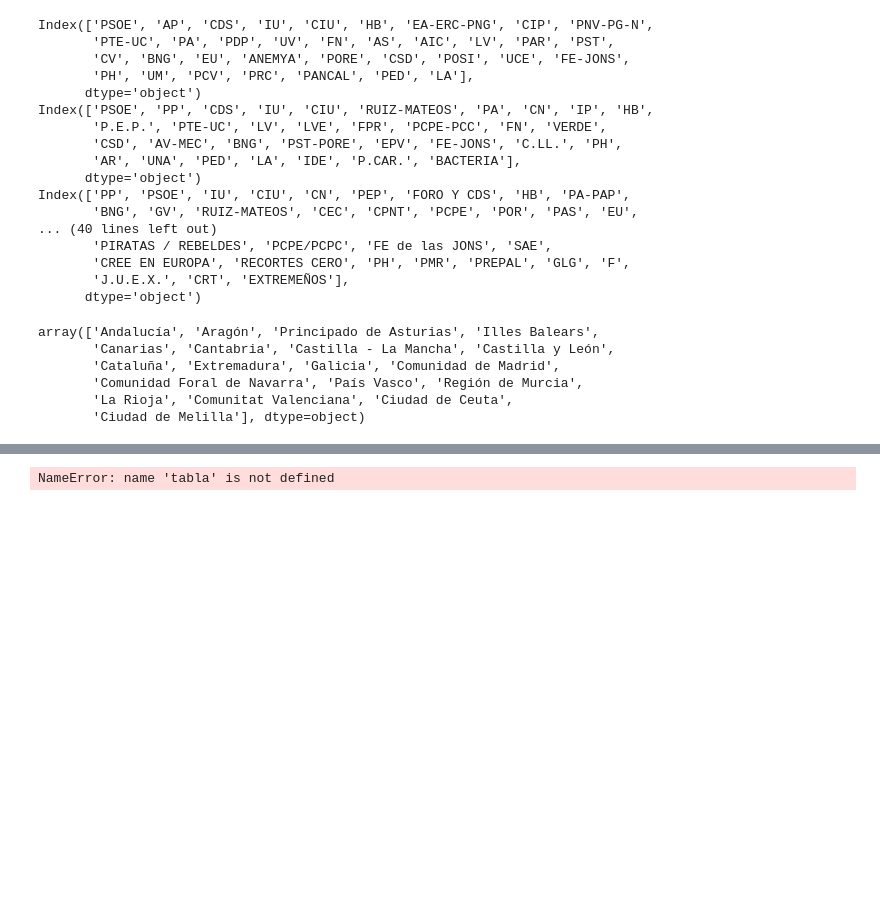
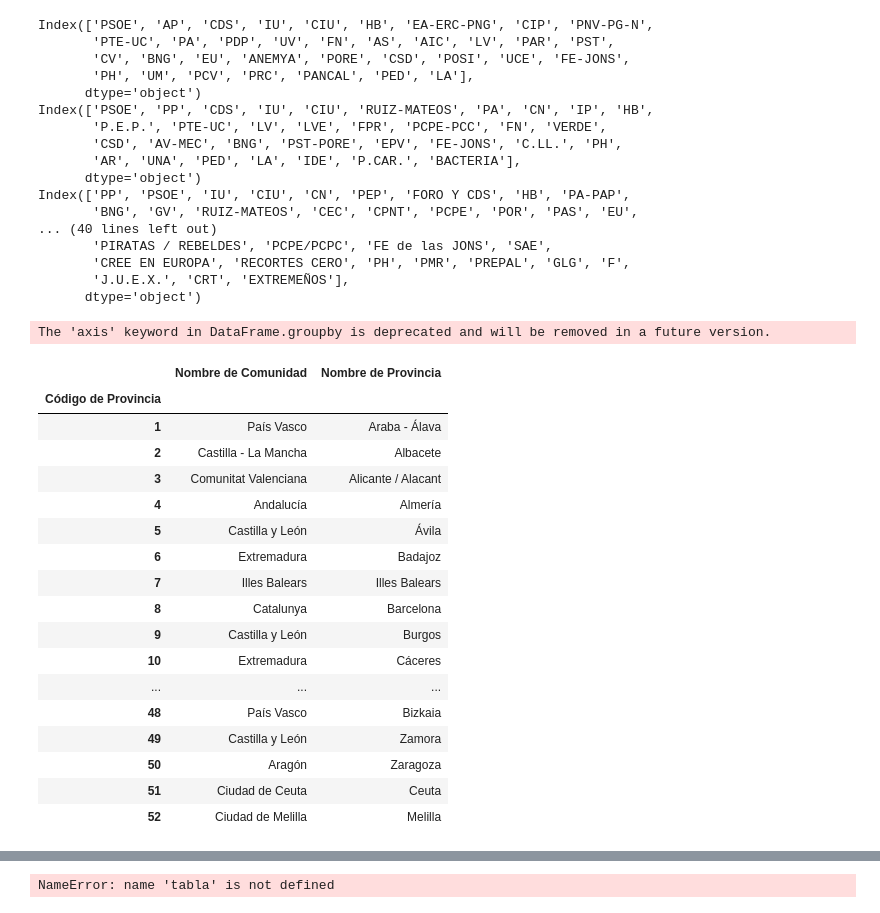
Before and after one commit to UnaiFam/PROYECTO-EUROPA, a Jupyter notebook: pruebas de csv a nacional.ipynb, the cells around one changed output, grey strips where cells are left out. Drawn from its saved outputs; the diff is of its cells as text; code cells hidden in the pictures; blank space fills up the shorter version.

```diff
--- a/pruebas de csv a nacional.ipynb
+++ b/pruebas de csv a nacional.ipynb
@@ -552,13 +602,30 @@ Index(['PP', 'PSOE', 'IU', 'CIU', 'CN', 'PEP', 'FORO Y CDS', 'HB', 'PA-PAP',
        'CREE EN EUROPA', 'RECORTES CERO', 'PH', 'PMR', 'PREPAL', 'GLG', 'F',
        'J.U.E.X.', 'CRT', 'EXTREMEÑOS'],
       dtype='object')
-# %%
-Comunidades=df2024["Nombre de Comunidad"].unique()
-Comunidades
-# %% [output]
-array(['Andalucía', 'Aragón', 'Principado de Asturias', 'Illes Balears',
-       'Canarias', 'Cantabria', 'Castilla - La Mancha', 'Castilla y León',
-       'Cataluña', 'Extremadura', 'Galicia', 'Comunidad de Madrid',
-       'Comunidad Foral de Navarra', 'País Vasco', 'Región de Murcia',
-       'La Rioja', 'Comunitat Valenciana', 'Ciudad de Ceuta',
-       'Ciudad de Melilla'], dtype=object)
+# %%
+Tabla_relacion=df2014.groupby("Código de Provincia", axis=0 ).sum()
+Tabla_relacion["id_Provincia"]=Tabla_referencia_provincia.index
+Tabla_relacion["Nombre de Provincia"]=Tabla_referencia_provincia["Provincia"]
+Tabla_relacion["Nombre de Comunidad"]=comunidades2
+Tabla_relacion=Tabla_relacion[["Nombre de Comunidad",	"Nombre de Provincia"]]
+Tabla_relacion
+# %% [output]
+The 'axis' keyword in DataFrame.groupby is deprecated and will be removed in a future version.
+|  | Nombre de Comunidad | Nombre de Provincia |
+| Código de Provincia |  |  |
+| 1 | País Vasco | Araba - Álava |
+| 2 | Castilla - La Mancha | Albacete |
+| 3 | Comunitat Valenciana | Alicante / Alacant |
+| 4 | Andalucía | Almería |
+| 5 | Castilla y León | Ávila |
+| 6 | Extremadura | Badajoz |
+| 7 | Illes Balears | Illes Balears |
+| 8 | Catalunya | Barcelona |
+| 9 | Castilla y León | Burgos |
+| 10 | Extremadura | Cáceres |
+| ... | ... | ... |
+| 48 | País Vasco | Bizkaia |
+| 49 | Castilla y León | Zamora |
+| 50 | Aragón | Zaragoza |
+| 51 | Ciudad de Ceuta | Ceuta |
+| 52 | Ciudad de Melilla | Melilla |
```
Also changed, not shown: parts of 13 cells of this notebook.
